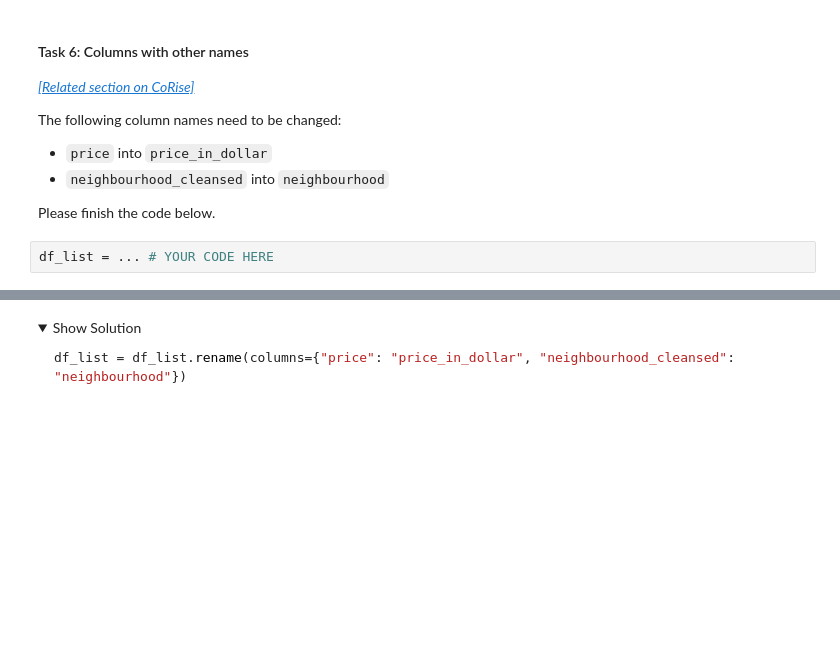
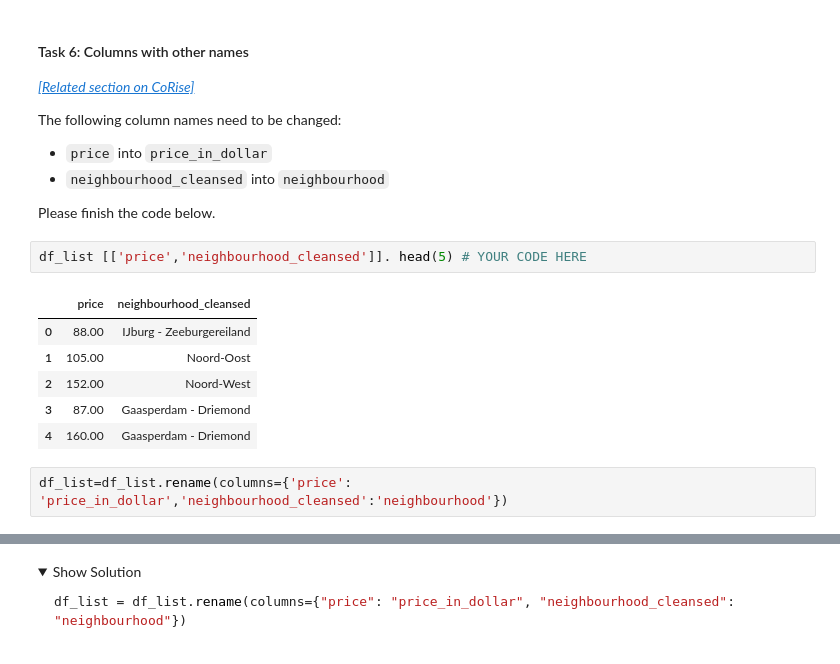
Before and after one commit to DuretiShemsi/AirBnB-pandas-project-week2, a Jupyter notebook: DURETI_Week_2_Project_coursename.ipynb, the cells around one changed output, grey strips where cells are left out. Saved outputs shown, nothing was run; the diff lists cells and outputs as text; folded sections open; blank space fills up the shorter version.

```diff
--- a/DURETI_Week_2_Project_coursename.ipynb
+++ b/DURETI_Week_2_Project_coursename.ipynb
@@ -336,4 +391,13 @@ The following column names need to be changed:
 
 Please finish the code below.
 # %%
-df_list = ... # YOUR CODE HERE
+df_list [['price','neighbourhood_cleansed']]. head(5) # YOUR CODE HERE
+# %% [output]
+|  | price | neighbourhood_cleansed |
+| 0 | 88.00 | IJburg - Zeeburgereiland |
+| 1 | 105.00 | Noord-Oost |
+| 2 | 152.00 | Noord-West |
+| 3 | 87.00 | Gaasperdam - Driemond |
+| 4 | 160.00 | Gaasperdam - Driemond |
+# %%
+df_list=df_list.rename(columns={'price': 'price_in_dollar','neighbourhood_cleansed':'neighbourhood'})
```
Also changed, not shown: parts of 36 cells of this notebook.
